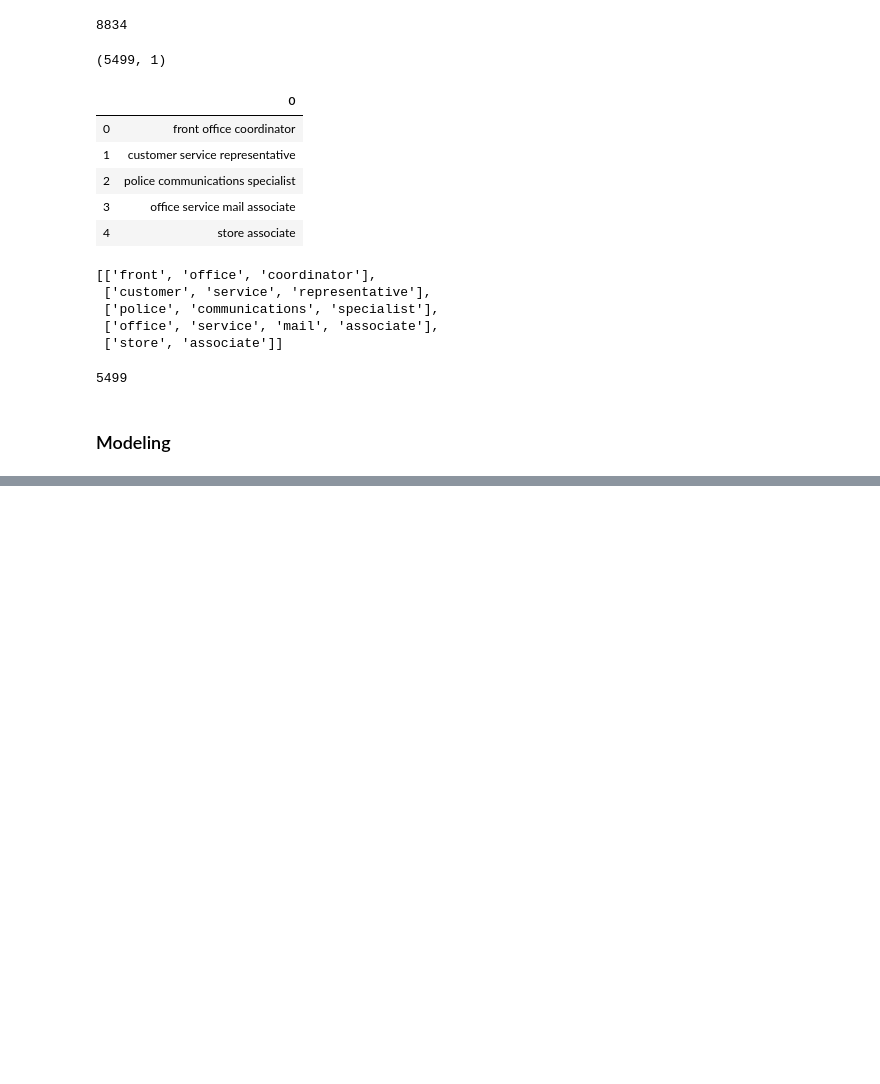
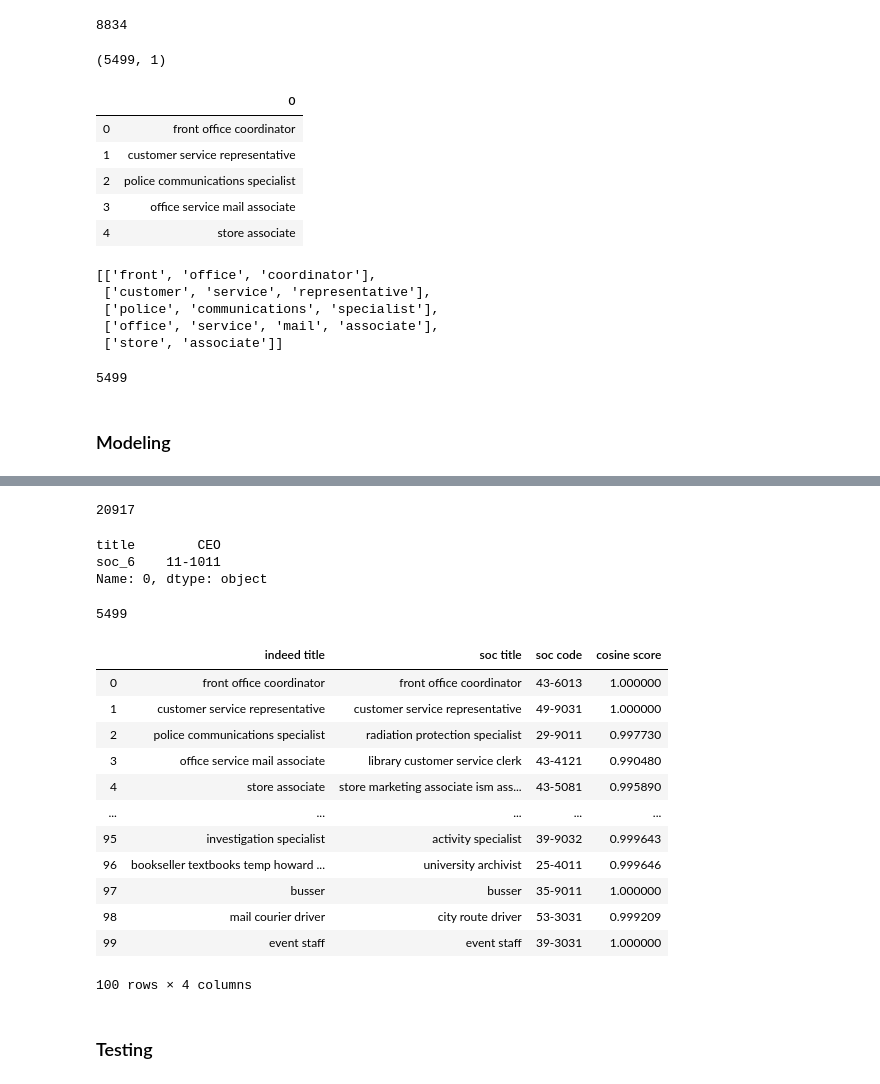
Before and after one commit to anilca-lab/FIS-capstone-project, a Jupyter notebook: Master_notebook.ipynb, the cells around one changed output, grey strips where cells are left out. Drawn from its saved outputs; the diff is of its cells as text; code cells hidden in the pictures; blank space fills up the shorter version.

```diff
--- a/Master_notebook.ipynb
+++ b/Master_notebook.ipynb
@@ -244,0 +270,2 @@ wv.most_similar('data')
+# %%
+masked_similarity_matrix = np.ma.masked_invalid(similarity_matrix)
@@ -244,0 +279,2 @@ wv.most_similar('data')
+# %%
+max_similarity_list = np.amax(masked_similarity_matrix, axis = 1)
@@ -244,0 +323,7 @@ wv.most_similar('data')
+# %%
+indeed_titles_list = []
+for tokenized_title in stopped_tokenized_indeed_titles_list:
+    title = ''
+    for token in tokenized_title:
+        title += token + ' '
+    indeed_titles_list.append(title.rstrip())
@@ -244,0 +361,5 @@ wv.most_similar('data')
+# %%
+df = pd.DataFrame({'indeed title': indeed_titles_list,
+                   'soc title': v,
+                   'soc code': y,
+                   'cosine score': max_similarity_list})
@@ -244,0 +373,10 @@ wv.most_similar('data')
+# %%
+max_similarity_index_list[0]
+# %% [output]
+20917
+# %%
+soc_titles_df.iloc[0]
+# %% [output]
+title        CEO
+soc_6    11-1011
+Name: 0, dtype: object
@@ -244,0 +390,22 @@ wv.most_similar('data')
+# %%
+len(y)
+# %% [output]
+5499
+# %%
+df.head(100)
+# %% [output]
+|  | indeed title | soc title | soc code | cosine score |
+| 0 | front office coordinator | front office coordinator | 43-6013 | 1.000000 |
+| 1 | customer service representative | customer service representative | 49-9031 | 1.000000 |
+| 2 | police communications specialist | radiation protection specialist | 29-9011 | 0.997730 |
+| 3 | office service mail associate | library customer service clerk | 43-4121 | 0.990480 |
+| 4 | store associate | store marketing associate ism ass... | 43-5081 | 0.995890 |
+| ... | ... | ... | ... | ... |
+| 95 | investigation specialist | activity specialist | 39-9032 | 0.999643 |
+| 96 | bookseller textbooks temp howard ... | university archivist | 25-4011 | 0.999646 |
+| 97 | busser | busser | 35-9011 | 1.000000 |
+| 98 | mail courier driver | city route driver | 53-3031 | 0.999209 |
+| 99 | event staff | event staff | 39-3031 | 1.000000 |
+100 rows × 4 columns
+# %% [markdown]
+### Testing
```
Also changed, not shown: parts of 61 cells of this notebook, 2 other files.
